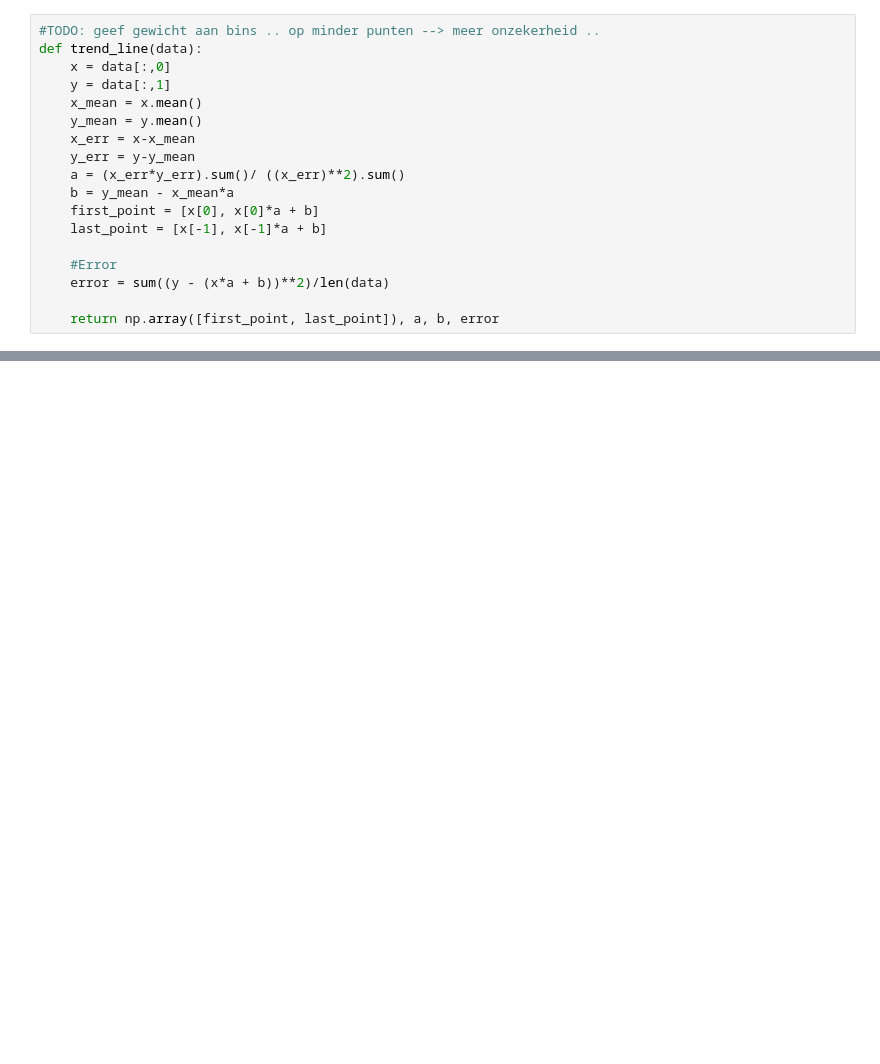
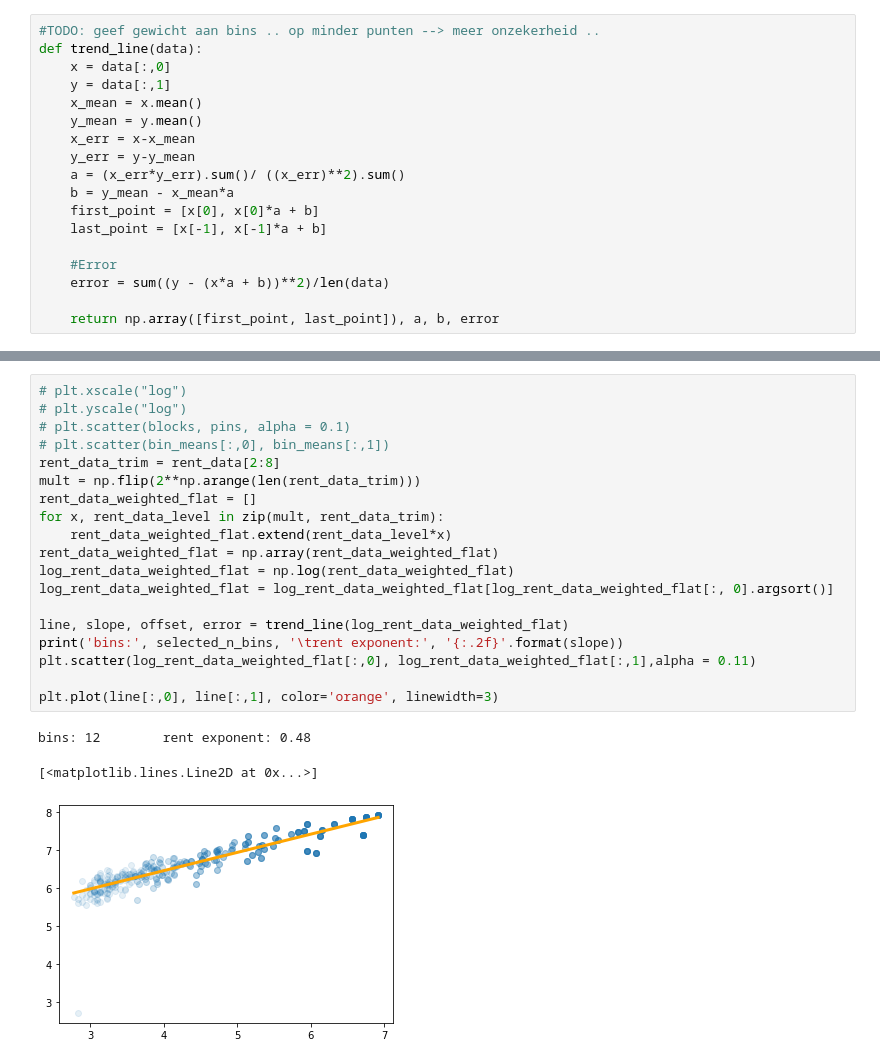
Before and after one commit to MariekeLouage/Visualize_rent, a Jupyter notebook: Visualise rent data.ipynb, the cells around one changed output, grey strips where cells are left out. Cells and saved outputs as stored; diff of their text form; blank space fills up the shorter version.

```diff
--- a/Visualise rent data.ipynb
+++ b/Visualise rent data.ipynb
@@ -208,3 +205,26 @@ bins: 14        rent exponent: 0.57
+# %%
+# plt.xscale("log")
+# plt.yscale("log")
+# plt.scatter(blocks, pins, alpha = 0.1)
+# plt.scatter(bin_means[:,0], bin_means[:,1])
+rent_data_trim = rent_data[2:8]
+mult = np.flip(2**np.arange(len(rent_data_trim)))
+rent_data_weighted_flat = []
+for x, rent_data_level in zip(mult, rent_data_trim):
+    rent_data_weighted_flat.extend(rent_data_level*x)
+rent_data_weighted_flat = np.array(rent_data_weighted_flat)
+log_rent_data_weighted_flat = np.log(rent_data_weighted_flat)
+log_rent_data_weighted_flat = log_rent_data_weighted_flat[log_rent_data_weighted_flat[:, 0].argsort()]
+
+line, slope, offset, error = trend_line(log_rent_data_weighted_flat)
+print('bins:', selected_n_bins, '\trent exponent:', '{:.2f}'.format(slope))
+plt.scatter(log_rent_data_weighted_flat[:,0], log_rent_data_weighted_flat[:,1],alpha = 0.11)
+
+plt.plot(line[:,0], line[:,1], color='orange', linewidth=3)
+# %% [output]
+bins: 12        rent exponent: 0.48
+[<matplotlib.lines.Line2D at 0x...>]
+[figure, added]
 # %%
 print('Rent exponent:', slope)
 # %% [output]
```
Also changed, not shown: parts of 22 cells of this notebook, 7 other files.
